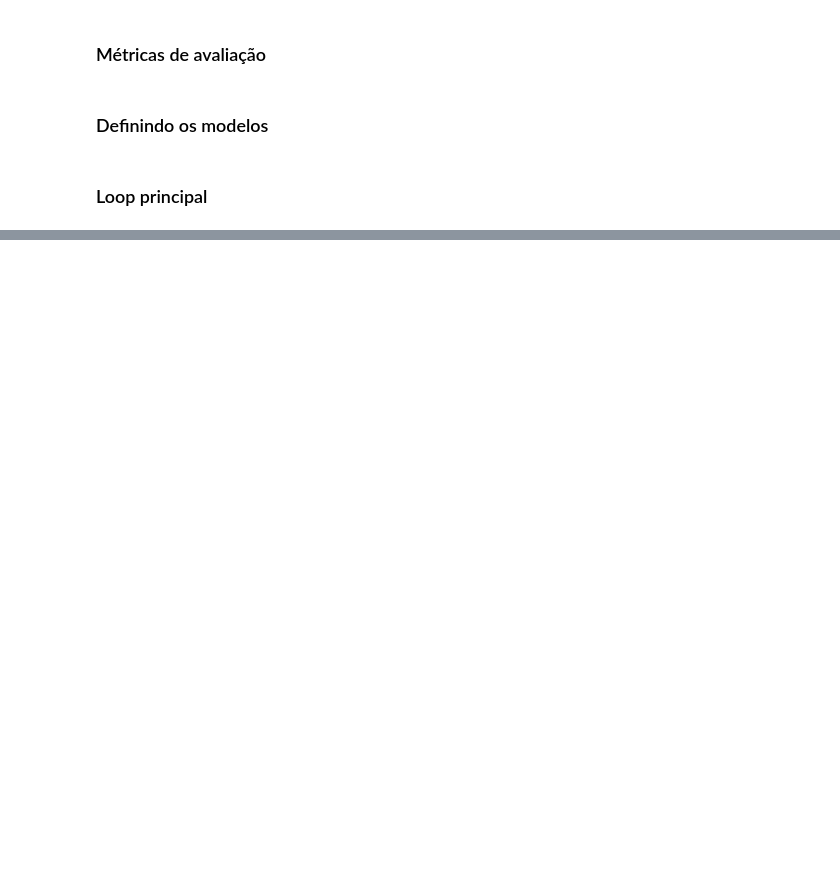
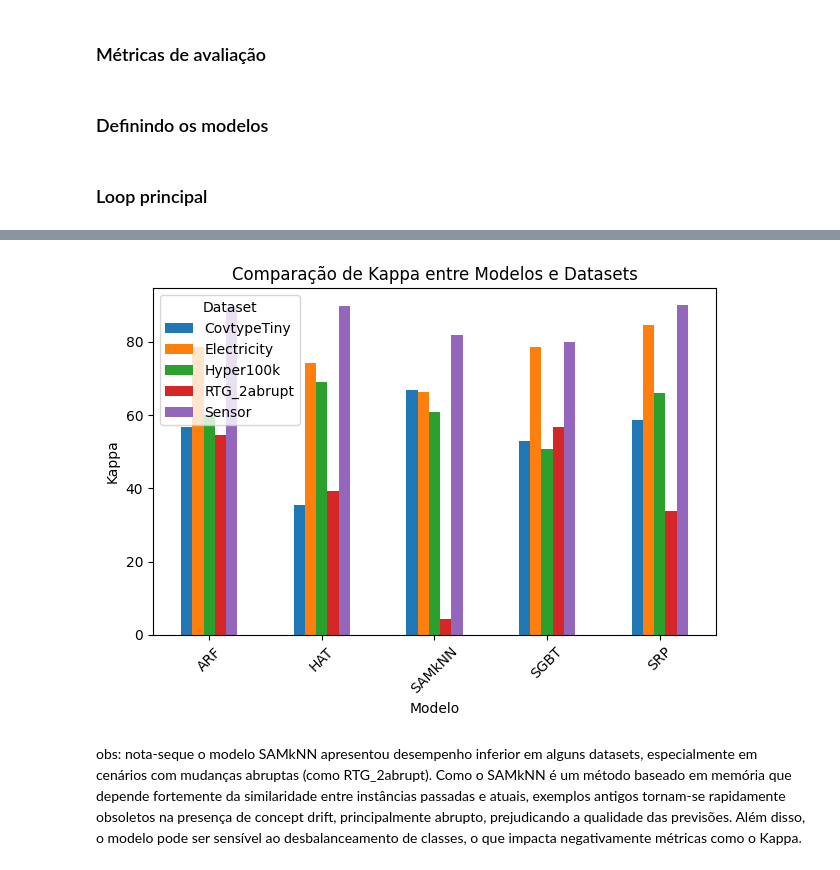
Before and after one commit to iarabertopena/ml-learning-lab, a Jupyter notebook: stream_learning.ipynb, the cells around one changed output, grey strips where cells are left out. Drawn from its saved outputs; the diff is of its cells as text; code cells hidden in the pictures; blank space fills up the shorter version.

```diff
--- a/stream_learning.ipynb
+++ b/stream_learning.ipynb
@@ -215,0 +373,12 @@ def run_experiments():
+# %%
+pivot_kappa.plot(kind="bar")
+plt.title("Comparação de Kappa entre Modelos e Datasets")
+plt.xlabel("Modelo")
+plt.ylabel("Kappa")
+plt.xticks(rotation=45)
+plt.tight_layout()
+plt.show()
+# %% [output]
+[figure, added]
+# %% [markdown]
+obs: nota-seque o modelo SAMkNN apresentou desempenho inferior em alguns datasets, especialmente em cenários com mudanças abruptas (como RTG_2abrupt). Como o SAMkNN é um método baseado em memória que depende fortemente da similaridade entre instâncias passadas e atuais, exemplos antigos tornam-se rapidamente obsoletos na presença de concept drift, principalmente abrupto, prejudicando a qualidade das previsões. Além disso, o modelo pode ser sensível ao desbalanceamento de classes, o que impacta negativamente métricas como o Kappa.
```
Also changed, not shown: parts of 22 cells of this notebook.
